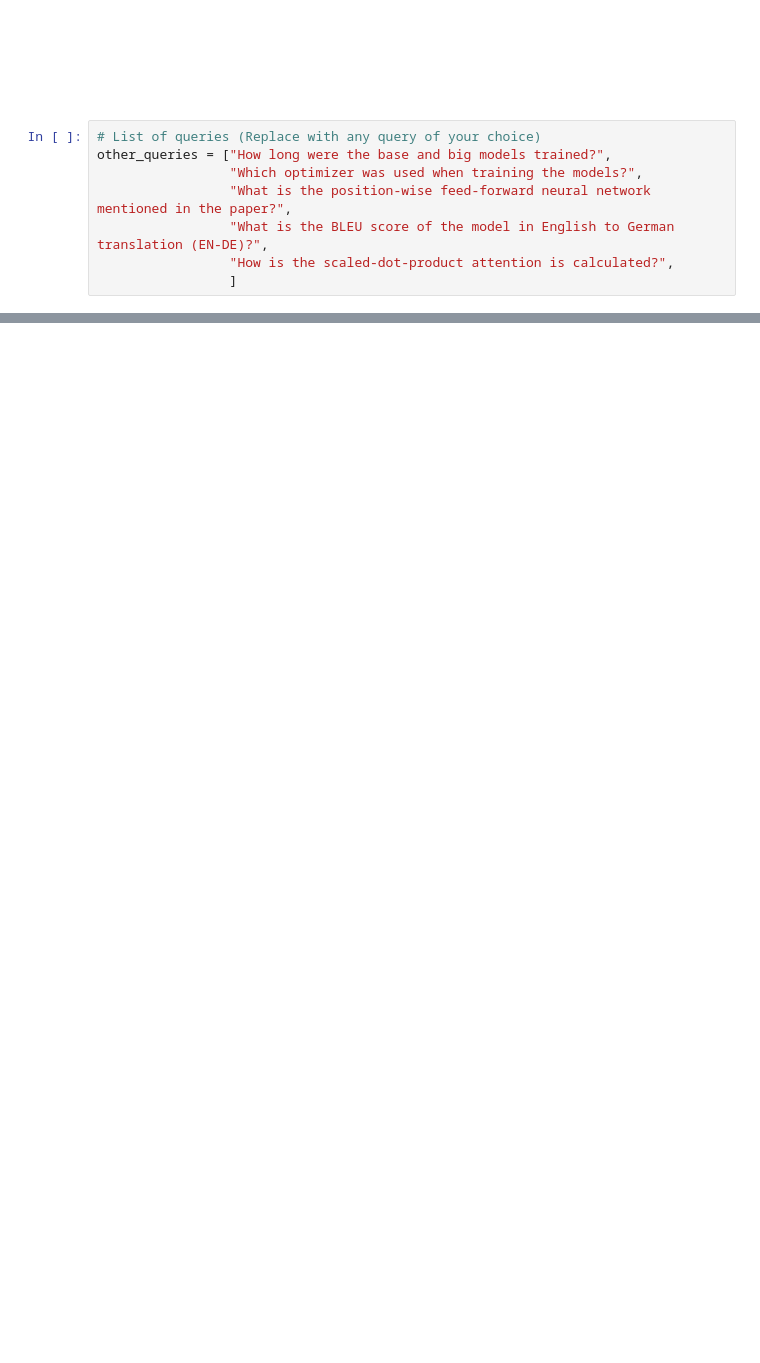
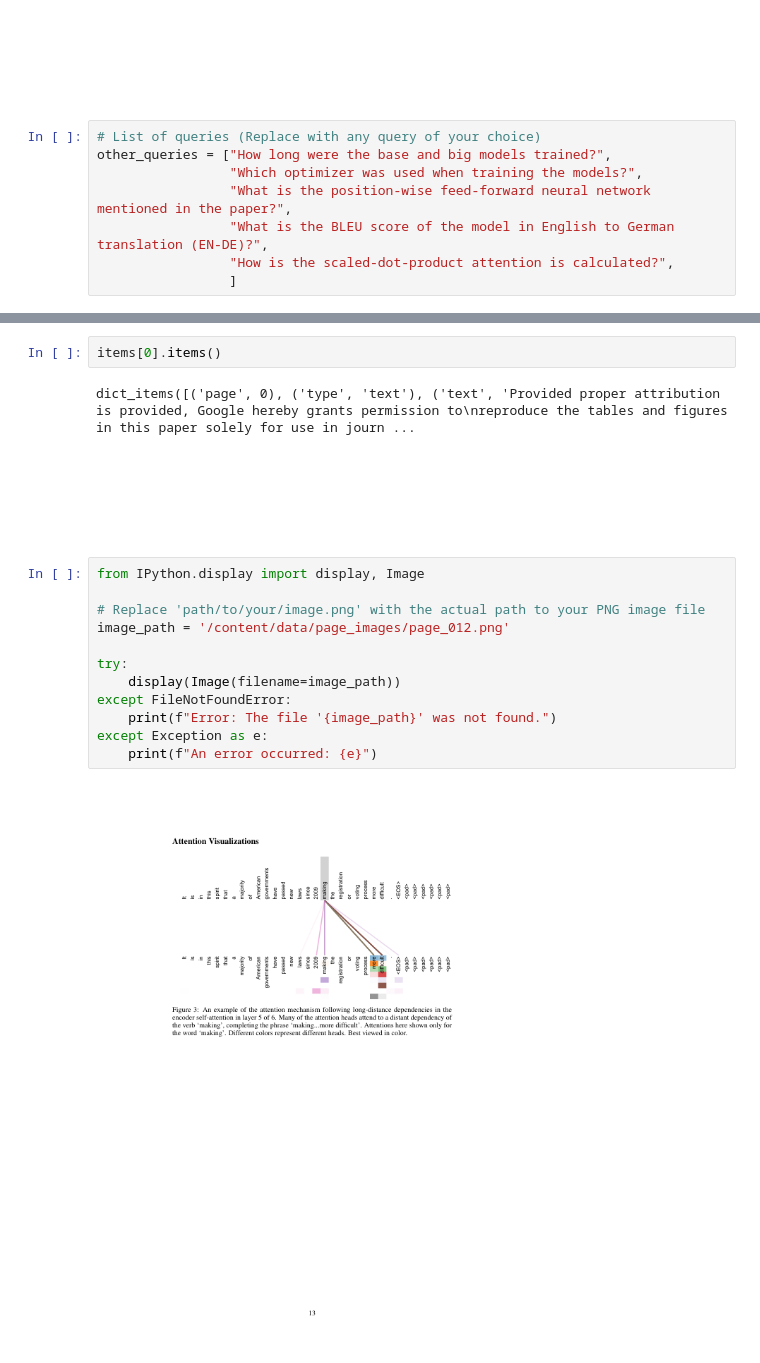
Before and after one commit to richa0709-coder/fcc-ai-engineering-aws, a Jupyter notebook: 03-multimodal-rag/01_Multi_modal_RAG_Amazon_Bedrock_Nova.ipynb, the cells around one changed output, grey strips where cells are left out. Saved outputs shown, nothing was run; the diff lists cells and outputs as text; blank space fills up the shorter version.

```diff
--- a/03-multimodal-rag/01_Multi_modal_RAG_Amazon_Bedrock_Nova.ipynb
+++ b/03-multimodal-rag/01_Multi_modal_RAG_Amazon_Bedrock_Nova.ipynb
@@ -535,3 +556,7 @@ display.Markdown(response)
+# %%
+items[0].items()
+# %% [output]
+dict_items([('page', 0), ('type', 'text'), ('text', 'Provided proper attribution is provided, Google hereby grants permission to\nreproduce the tables and figures in this paper solely for use in journ ...
 # %% [markdown]
 <h2 style="background: linear-gradient(to right, #ff6b6b, #4ecdc4, #1e90ff);
             color: white;
@@ -542,3 +567,17 @@ display.Markdown(response)
             text-shadow: 2px 2px 4px rgba(0,0,0,0.5);">
   Thank you!
 </h2>
+# %%
+from IPython.display import display, Image
+
+# Replace 'path/to/your/image.png' with the actual path to your PNG image file
+image_path = '/content/data/page_images/page_012.png'
+
+try:
+    display(Image(filename=image_path))
+except FileNotFoundError:
+    print(f"Error: The file '{image_path}' was not found.")
+except Exception as e:
+    print(f"An error occurred: {e}")
+# %% [output]
+[figure, added]
```
Also changed, not shown: parts of 8 cells of this notebook.
